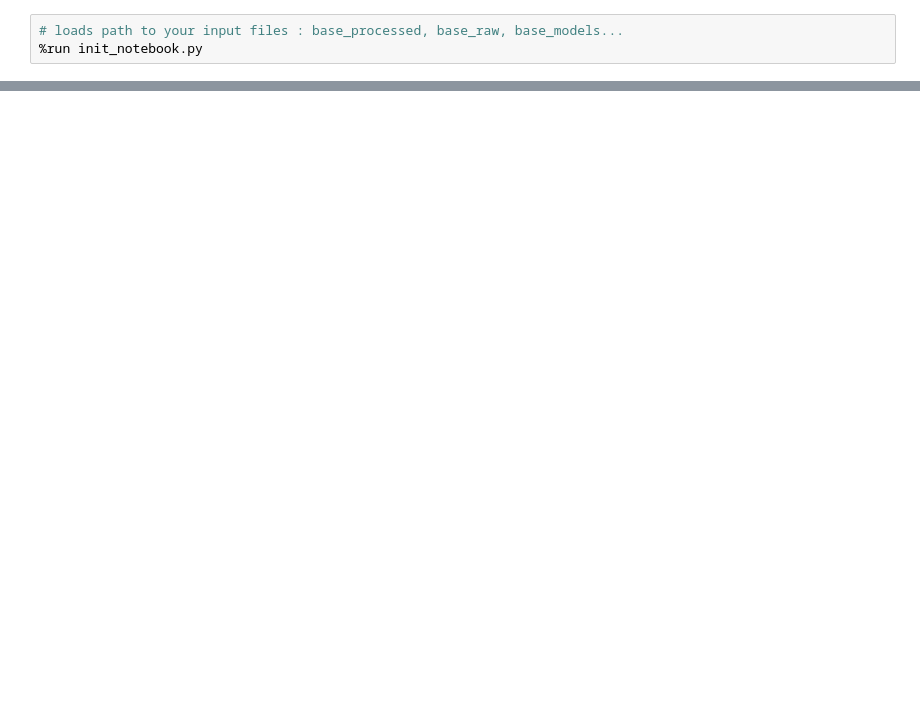
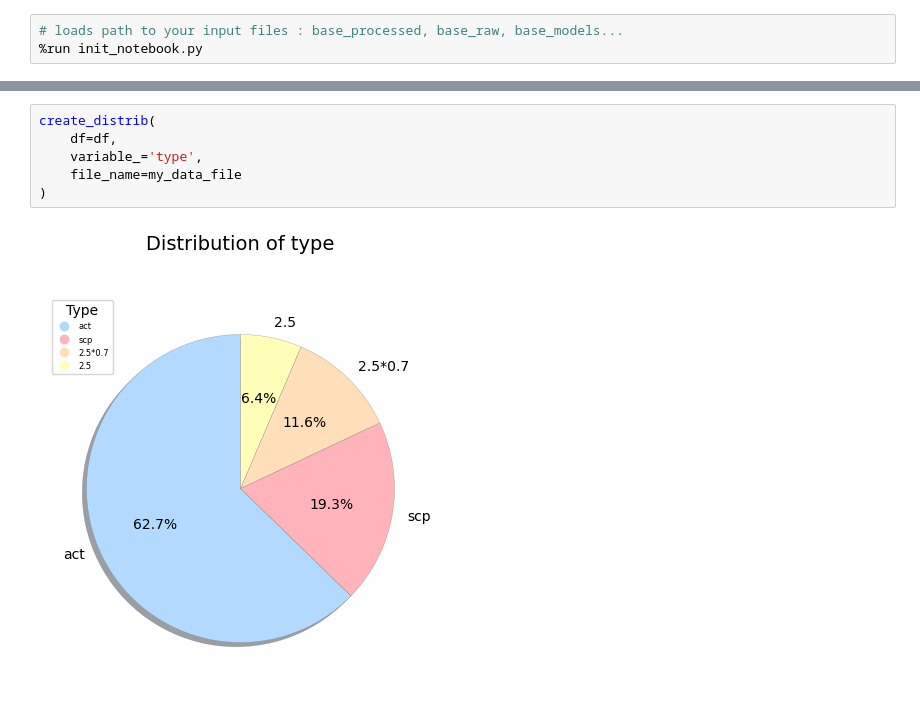
Before and after one commit to dfrome/persoFinViz, a Jupyter notebook: src/notebooks/visualize_01.ipynb, the cells around one changed output, grey strips where cells are left out. Saved outputs shown, nothing was run; the diff lists cells and outputs as text; blank space fills up the shorter version.

```diff
--- a/src/notebooks/visualize_01.ipynb
+++ b/src/notebooks/visualize_01.ipynb
@@ -246,0 +321,8 @@ plt.show()
+# %%
+create_distrib(
+    df=df,
+    variable_='type',
+    file_name=my_data_file
+)
+# %% [output]
+[figure, added]
```
Also changed, not shown: parts of 13 cells of this notebook.
